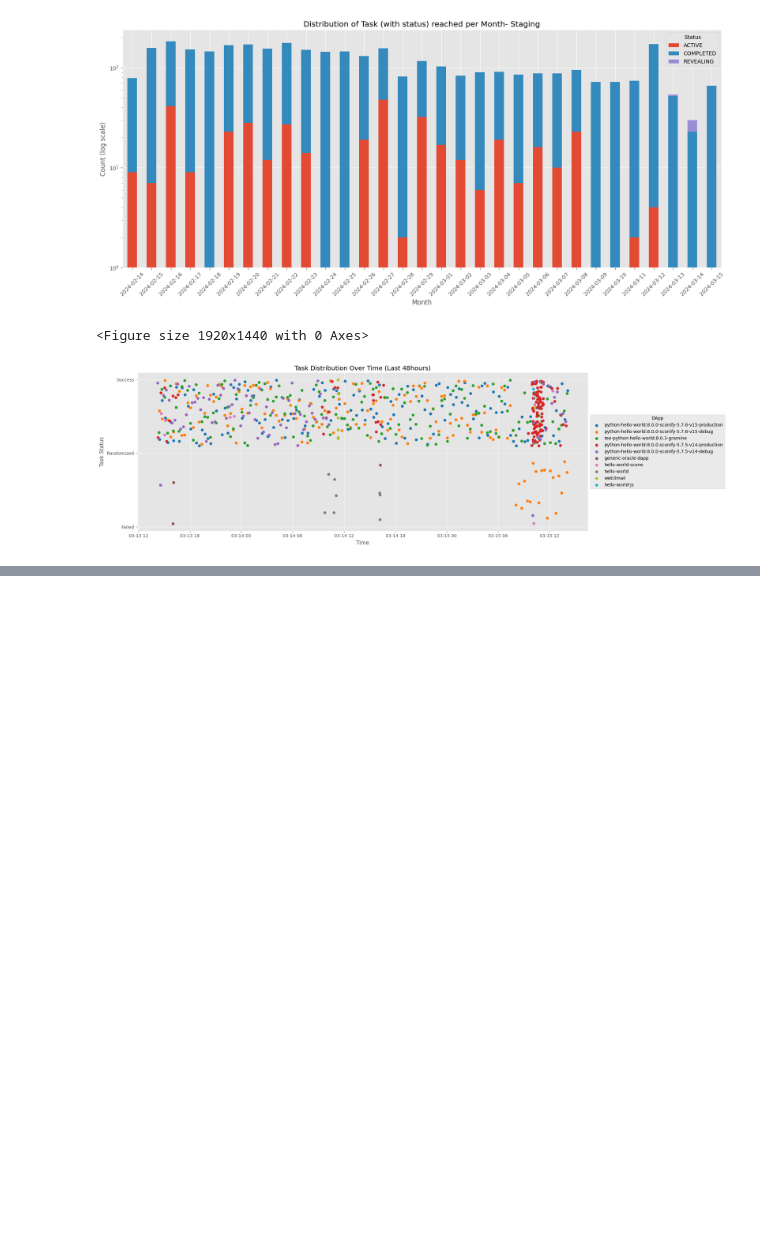
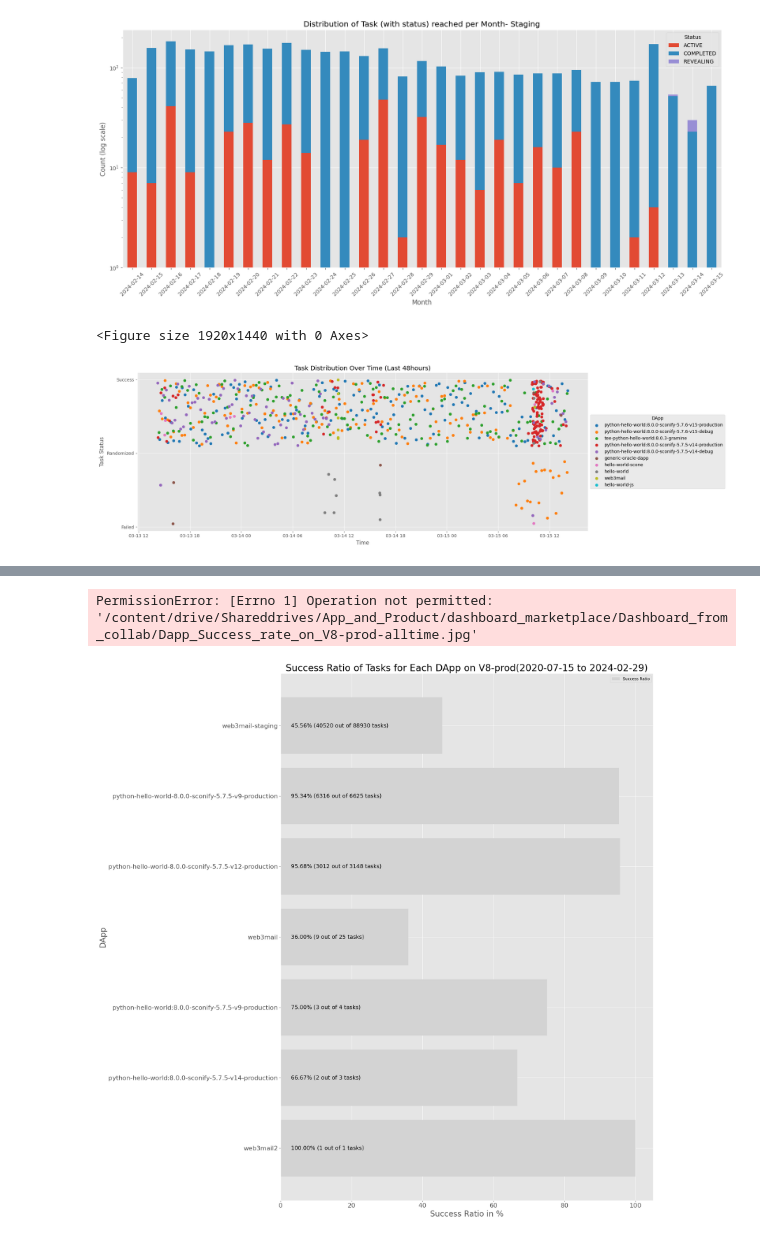
Before and after one commit to ericr6/platform_analysis, a Jupyter notebook: reach_campaign.ipynb, the cells around one changed output, grey strips where cells are left out. Drawn from its saved outputs; the diff is of its cells as text; code cells hidden in the pictures; blank space fills up the shorter version.

```diff
--- a/reach_campaign.ipynb
+++ b/reach_campaign.ipynb
@@ -389,0 +550,45 @@ req_count(df_tasks_30d, workerpool_prod, 30, "V8_prod", "web3mail")
+# %%
+import matplotlib.pyplot as plt
+
+# Filter the DataFrame further for the specific worker pool
+workerpool_prod = '0x0e7bc972c99187c191a17f3cae4a2711a4188c3f'
+df_prodhist = concatenated_df[concatenated_df['WORKERPOOL ID'] == workerpool_prod]
+# Calculate the success ratio for each DApp
+dapp_data = {}
+for dapp, group in df_prodhist.groupby('APP NAME'):
+    total_count = group.shape[0]
+    success_count = group[group['STATUS'] == 'COMPLETED'].shape[0]
+    ratio = success_count / total_count * 100 if total_count != 0 else 0
+    dapp_data[dapp] = {'ratio': ratio, 'success_count': success_count, 'total_count': total_count}
+
+# Sort dapp_data by total_count
+sorted_dapp_data = sorted(dapp_data.items(), key=lambda x: x[1]['total_count'], reverse=False)
+
+# Create a bar plot
+plt.figure(figsize=(20, 20))
+plt.barh([dapp[0] for dapp in sorted_dapp_data], [d[1]['ratio'] for d in sorted_dapp_data], color='lightgrey', label='Success Ratio')
+plt.xlabel('Success Ratio in %', fontsize=20)  # Set larger fontsize for xlabel
+plt.ylabel('DApp', fontsize=20)  # Set larger fontsize for ylabel
+plt.title(f'Success Ratio of Tasks for Each DApp on V8-prod({date_begin} to {date_end})', fontsize=24)  # Set larger fontsize for title
+plt.legend()
+
+# Set larger fontsize for tick labels
+plt.xticks(fontsize=16)
+plt.yticks(fontsize=16)
+
+# Add annotations for success ratio and total task count
+for i, (dapp, data) in enumerate(sorted_dapp_data):
+    plt.text(3 , i, f'{data["ratio"]:.2f}% ({data["success_count"]} out of {data["total_count"]} tasks)', verticalalignment='center', fontsize=14)  # Set larger fontsize for annotations
+
+plt.tight_layout()
+
+# Save the plot before displaying it
+output_path = "/content/drive/Shareddrives/App_and_Product/dashboard_marketplace/Dashboard_from_collab"
+filename = output_path + "/Dapp_Success_rate_on_V8-prod-alltime.jpg"
+plt.savefig(filename)
+
+# Display the plot
+plt.show()
+# %% [output]
+PermissionError: [Errno 1] Operation not permitted: '/content/drive/Shareddrives/App_and_Product/dashboard_marketplace/Dashboard_from_collab/Dapp_Success_rate_on_V8-prod-alltime.jpg'
+[figure, added]
```
Also changed, not shown: parts of 7 cells of this notebook.
